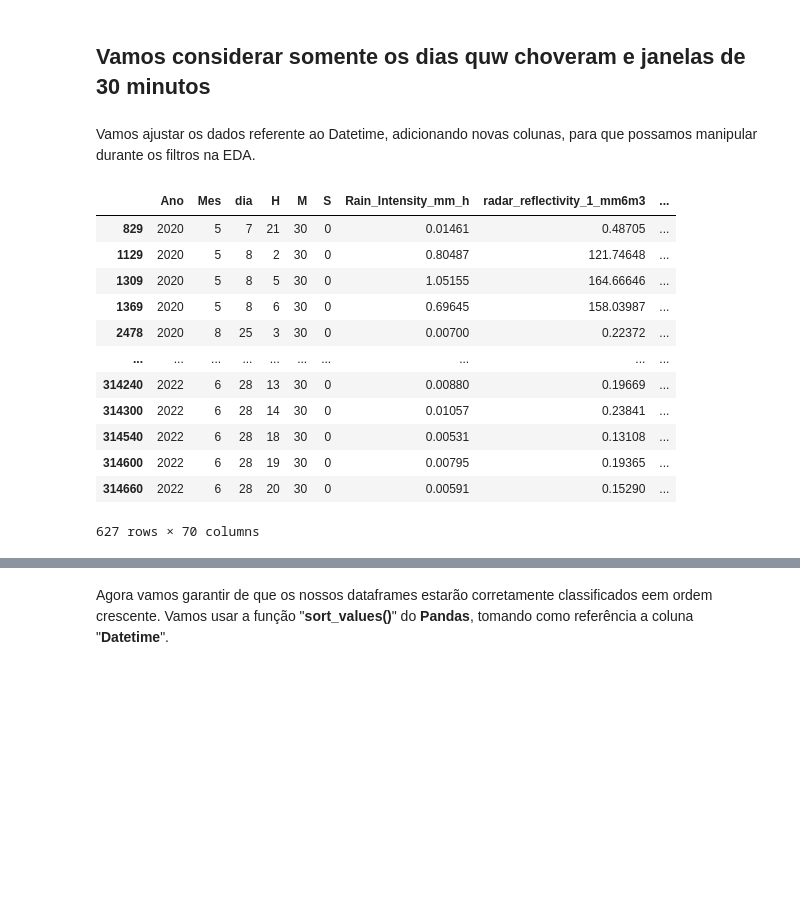
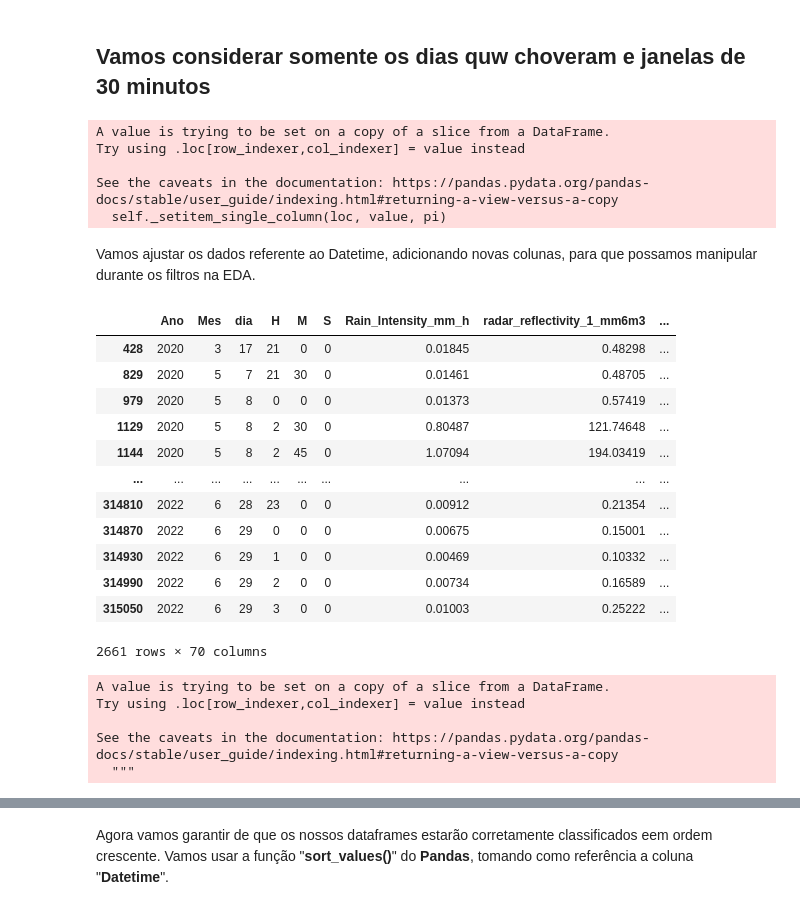
Before and after one commit to lourencocavalcante/Advanced-Topics-in-Environmental-Modeling, a Jupyter notebook: CAP_TAMA_2022_Parte1.ipynb, the cells around one changed output, grey strips where cells are left out. Cells and saved outputs as stored; diff of their text form; code cells hidden in the pictures; blank space fills up the shorter version.

```diff
--- a/CAP_TAMA_2022_Parte1.ipynb
+++ b/CAP_TAMA_2022_Parte1.ipynb
@@ -378,46 +383,52 @@ df_MP3000A_RD80_final = df_MP3000A_RD80_final.astype(convert_dict)
 # %%
 #Vamos considerar somente os dias que choveram, em janelas de 30 minutos
 
-df_MP3000A_RD80_final = df_MP3000A_RD80_final.query("(Rain_Intensity_mm_h > 0 and M == 30)")
+df_MP3000A_RD80_final_filter = df_MP3000A_RD80_final.query("(Rain_Intensity_mm_h > 0 and (M == 00 or M == 15 or M == 30 or M == 45))")
 # %%
-for index, row in df_MP3000A_RD80_final.iterrows():
+for index, row in df_MP3000A_RD80_final_filter.iterrows():
 
     if (row['Rain_Intensity_mm_h'] >= 0.1) and (row['Rain_Intensity_mm_h'] <= 2.5):
-      df_MP3000A_RD80_final.loc[index,'Light_Rain'] = 1
-      df_MP3000A_RD80_final.loc[index,'Class_Rain'] = 'Chuva fraca'
-      df_MP3000A_RD80_final.loc[index,'Class_Rain_id'] = 1
+      df_MP3000A_RD80_final_filter.loc[index,'Light_Rain'] = 1
+      df_MP3000A_RD80_final_filter.loc[index,'Class_Rain'] = 'Chuva fraca'
+      df_MP3000A_RD80_final_filter.loc[index,'Class_Rain_id'] = 1
     elif(row['Rain_Intensity_mm_h']  > 2.5) and (row['Rain_Intensity_mm_h']  <= 10):
-      df_MP3000A_RD80_final.loc[index,'Moderate_Rain'] = 1
-      df_MP3000A_RD80_final.loc[index,'Class_Rain'] = 'Chuva moderada'
-      df_MP3000A_RD80_final.loc[index,'Class_Rain_id'] = 2
+      df_MP3000A_RD80_final_filter.loc[index,'Moderate_Rain'] = 1
+      df_MP3000A_RD80_final_filter.loc[index,'Class_Rain'] = 'Chuva moderada'
+      df_MP3000A_RD80_final_filter.loc[index,'Class_Rain_id'] = 2
     elif (row['Rain_Intensity_mm_h']  > 10) and (row['Rain_Intensity_mm_h']  <= 50):
-      df_MP3000A_RD80_final.loc[index,'Heavy_Rain'] = 1
-      df_MP3000A_RD80_final.loc[index,'Class_Rain'] = 'Chuva forte'
-      df_MP3000A_RD80_final.loc[index,'Class_Rain_id'] = 3
+      df_MP3000A_RD80_final_filter.loc[index,'Heavy_Rain'] = 1
+      df_MP3000A_RD80_final_filter.loc[index,'Class_Rain'] = 'Chuva forte'
+      df_MP3000A_RD80_final_filter.loc[index,'Class_Rain_id'] = 3
     elif (row['Rain_Intensity_mm_h']  > 50):
-      df_MP3000A_RD80_final.loc[index,'Very_Heavy_Rain'] = 1
-      df_MP3000A_RD80_final.loc[index,'Class_Rain'] = 'Chuva muito forte'
-      df_MP3000A_RD80_final.loc[index,'Class_Rain_id'] = 4
+      df_MP3000A_RD80_final_filter.loc[index,'Very_Heavy_Rain'] = 1
+      df_MP3000A_RD80_final_filter.loc[index,'Class_Rain'] = 'Chuva muito forte'
+      df_MP3000A_RD80_final_filter.loc[index,'Class_Rain_id'] = 4
     else:
-      df_MP3000A_RD80_final.loc[index,'Without_Rain'] = 1
-      df_MP3000A_RD80_final.loc[index,'Class_Rain'] = 'Não choveu'
-      df_MP3000A_RD80_final.loc[index,'Class_Rain_id'] = 0
+      df_MP3000A_RD80_final_filter.loc[index,'Without_Rain'] = 1
+      df_MP3000A_RD80_final_filter.loc[index,'Class_Rain'] = 'Não choveu'
+      df_MP3000A_RD80_final_filter.loc[index,'Class_Rain_id'] = 0
+# %% [output]
+A value is trying to be set on a copy of a slice from a DataFrame.
+Try using .loc[row_indexer,col_indexer] = value instead
+
+See the caveats in the documentation: https://pandas.pydata.org/pandas-docs/stable/user_guide/indexing.html#returning-a-view-versus-a-copy
+  self._setitem_single_column(loc, value, pi)
 # %% [markdown]
 Vamos ajustar os dados referente ao Datetime, adicionando novas colunas, para que possamos manipular durante os filtros na EDA.
-# %%
-df_MP3000A_RD80_final
-# %% [output]
-|  | Ano | Mes | dia | H | M | S | Rain_Intensity_mm_h | radar_reflectivity_1_mm6m3 | ... |
-| 829 | 2020 | 5 | 7 | 21 | 30 | 0 | 0.01461 | 0.48705 | ... |
-| 1129 | 2020 | 5 | 8 | 2 | 30 | 0 | 0.80487 | 121.74648 | ... |
-| 1309 | 2020 | 5 | 8 | 5 | 30 | 0 | 1.05155 | 164.66646 | ... |
-| 1369 | 2020 | 5 | 8 | 6 | 30 | 0 | 0.69645 | 158.03987 | ... |
-| 2478 | 2020 | 8 | 25 | 3 | 30 | 0 | 0.00700 | 0.22372 | ... |
-| ... | ... | ... | ... | ... | ... | ... | ... | ... | ... |
-| 314240 | 2022 | 6 | 28 | 13 | 30 | 0 | 0.00880 | 0.19669 | ... |
-| 314300 | 2022 | 6 | 28 | 14 | 30 | 0 | 0.01057 | 0.23841 | ... |
-| 314540 | 2022 | 6 | 28 | 18 | 30 | 0 | 0.00531 | 0.13108 | ... |
-| 314600 | 2022 | 6 | 28 | 19 | 30 | 0 | 0.00795 | 0.19365 | ... |
-| 314660 | 2022 | 6 | 28 | 20 | 30 | 0 | 0.00591 | 0.15290 | ... |
-627 rows × 70 columns
+# %%
+df_MP3000A_RD80_final_filter
+# %% [output]
+|  | Ano | Mes | dia | H | M | S | Rain_Intensity_mm_h | radar_reflectivity_1_mm6m3 | ... |
+| 428 | 2020 | 3 | 17 | 21 | 0 | 0 | 0.01845 | 0.48298 | ... |
+| 829 | 2020 | 5 | 7 | 21 | 30 | 0 | 0.01461 | 0.48705 | ... |
+| 979 | 2020 | 5 | 8 | 0 | 0 | 0 | 0.01373 | 0.57419 | ... |
+| 1129 | 2020 | 5 | 8 | 2 | 30 | 0 | 0.80487 | 121.74648 | ... |
+| 1144 | 2020 | 5 | 8 | 2 | 45 | 0 | 1.07094 | 194.03419 | ... |
+| ... | ... | ... | ... | ... | ... | ... | ... | ... | ... |
+| 314810 | 2022 | 6 | 28 | 23 | 0 | 0 | 0.00912 | 0.21354 | ... |
+| 314870 | 2022 | 6 | 29 | 0 | 0 | 0 | 0.00675 | 0.15001 | ... |
+| 314930 | 2022 | 6 | 29 | 1 | 0 | 0 | 0.00469 | 0.10332 | ... |
+| 314990 | 2022 | 6 | 29 | 2 | 0 | 0 | 0.00734 | 0.16589 | ... |
+| 315050 | 2022 | 6 | 29 | 3 | 0 | 0 | 0.01003 | 0.25222 | ... |
+2661 rows × 70 columns
 # %%
@@ -437,10 +447,16 @@ df_MP3000A_RD80_final['Month'] = df_MP3000A_RD80_final['Month'].apply(lambda x:
 # %%
 
 # Ordenando a coluna do mês do ano
-df_MP3000A_RD80_final['Month'] = pd.Categorical(df_MP3000A_RD80_final['Month'],
+df_MP3000A_RD80_final_filter['Month'] = pd.Categorical(df_MP3000A_RD80_final_filter['Month'],
                                 categories= ['Jan','Feb','Mar','Apr','May','Jun', 'Jul',
                                             'Aug','Sep','Oct','Nov','Dec'],
                                               ordered = True)
+# %% [output]
+A value is trying to be set on a copy of a slice from a DataFrame.
+Try using .loc[row_indexer,col_indexer] = value instead
+
+See the caveats in the documentation: https://pandas.pydata.org/pandas-docs/stable/user_guide/indexing.html#returning-a-view-versus-a-copy
+  """
 # %%
 
 # Criando uma coluna de dia da semana
```
Also changed, not shown: parts of 10 cells of this notebook.
